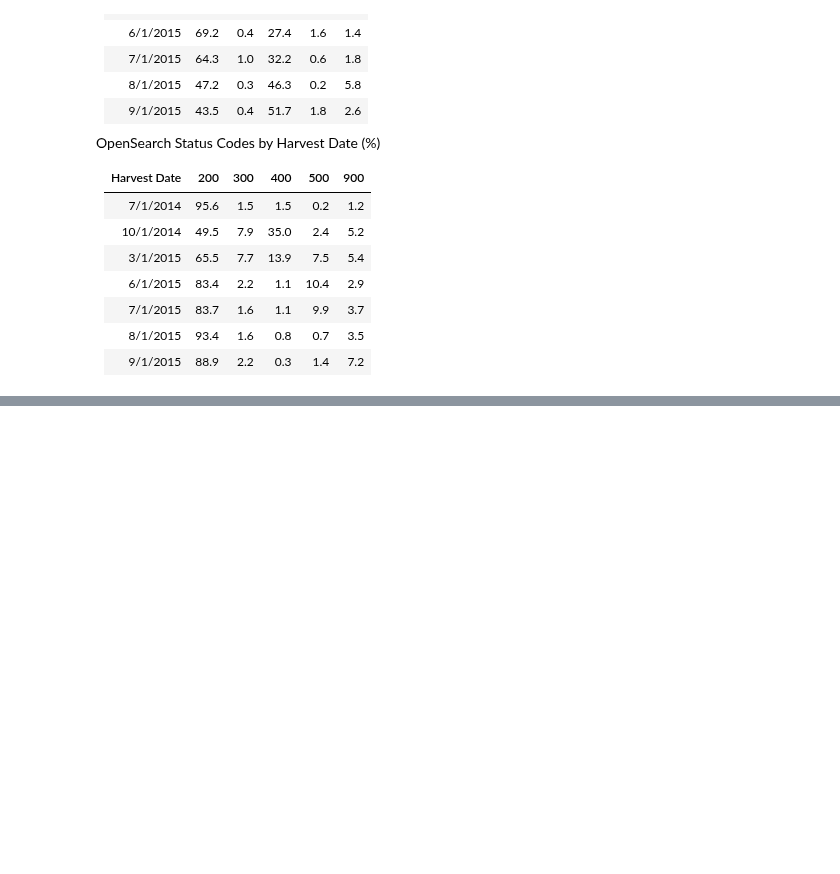
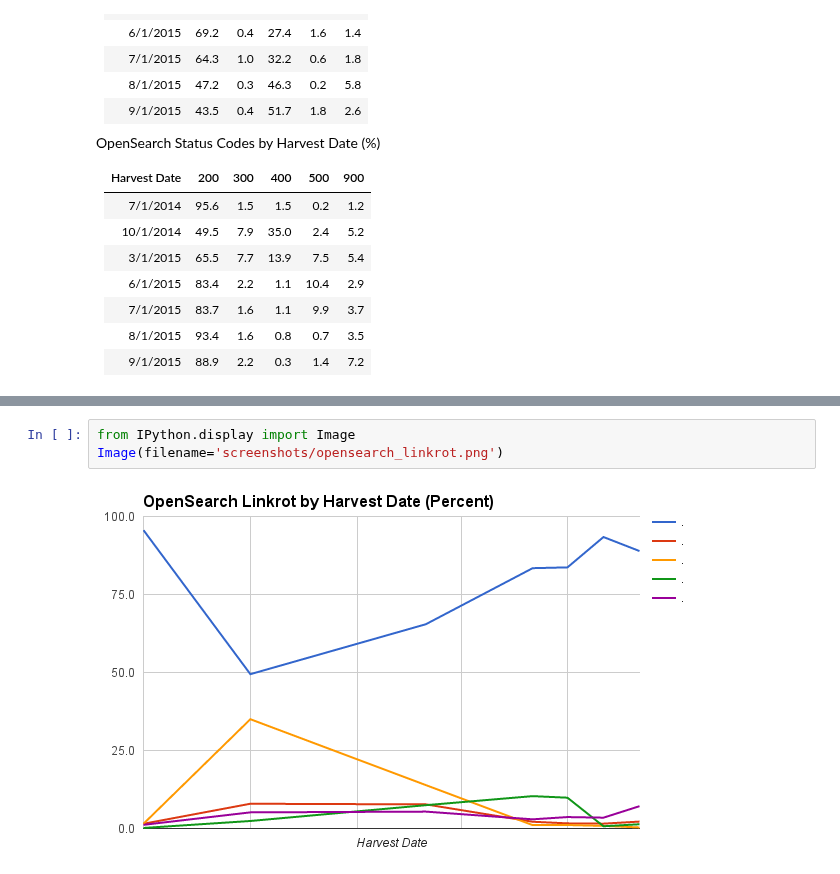
Before and after one commit to b-cube/Response-Identification-Info, a Jupyter notebook: notebooks/Analysis - Service Linkrot.ipynb, the cells around one changed output, grey strips where cells are left out. Cells and saved outputs as stored; diff of their text form; blank space fills up the shorter version.

```diff
--- a/notebooks/Analysis - Service Linkrot.ipynb
+++ b/notebooks/Analysis - Service Linkrot.ipynb
@@ -52,0 +58,5 @@ OpenSearch Status Codes by Harvest Date (%)
+# %%
+from IPython.display import Image
+Image(filename='screenshots/opensearch_linkrot.png')
+# %% [output]
+[figure, added]
```
Also changed, not shown: parts of 1 cell of this notebook, 2 other files.
